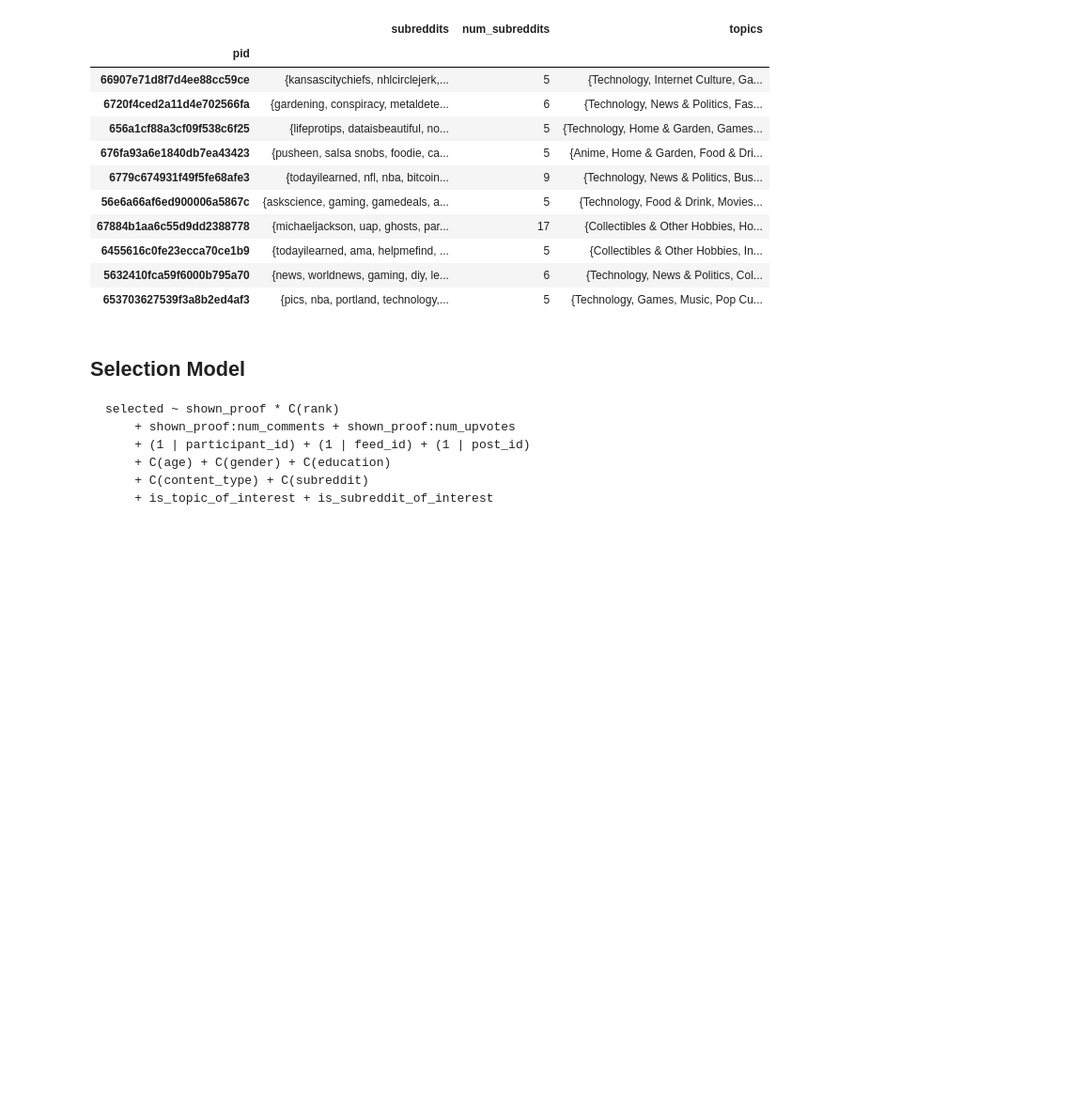
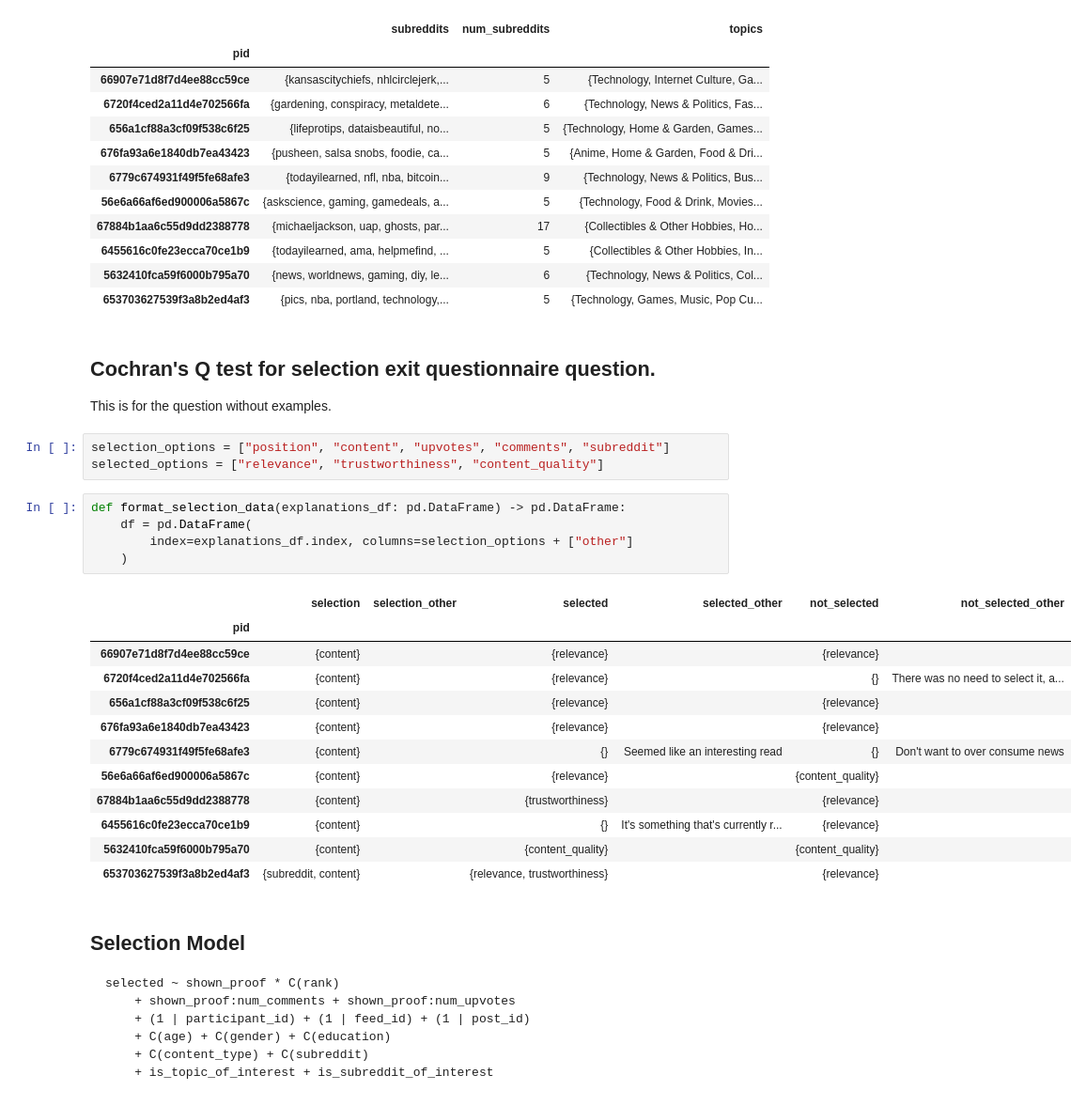
Before and after one commit to scuba-illinois/feed-ranking-experiment, a Jupyter notebook: analysis/pilot-responses.ipynb, the cells around one changed output. Shown at 94% size. Saved outputs shown, nothing was run; the diff lists cells and outputs as text; blank space fills up the shorter version.

Commit message:
Pushing Cochran's Q test and McNemar's tests implementation.

```diff
--- a/analysis/pilot-responses.ipynb
+++ b/analysis/pilot-responses.ipynb
@@ -1012,6 +1008,31 @@ display(interests_df)
 | 6455616c0fe23ecca70ce1b9 | {todayilearned, ama, helpmefind, ... | 5 | {Collectibles & Other Hobbies, In... |
 | 5632410fca59f6000b795a70 | {news, worldnews, gaming, diy, le... | 6 | {Technology, News & Politics, Col... |
 | 653703627539f3a8b2ed4af3 | {pics, nba, portland, technology,... | 5 | {Technology, Games, Music, Pop Cu... |
+# %% [markdown]
+## Cochran's Q test for selection exit questionnaire question.
+
+This is for the question without examples.
+# %%
+selection_options = ["position", "content", "upvotes", "comments", "subreddit"]
+selected_options = ["relevance", "trustworthiness", "content_quality"]
+# %%
+def format_selection_data(explanations_df: pd.DataFrame) -> pd.DataFrame:
+    df = pd.DataFrame(
+        index=explanations_df.index, columns=selection_options + ["other"]
+    )
+# %% [output]
+|  | selection | selection_other | selected | selected_other | not_selected | not_selected_other |
+| pid |  |  |  |  |  |  |
+| 66907e71d8f7d4ee88cc59ce | {content} |  | {relevance} |  | {relevance} |  |
+| 6720f4ced2a11d4e702566fa | {content} |  | {relevance} |  | {} | There was no need to select it, a... |
+| 656a1cf88a3cf09f538c6f25 | {content} |  | {relevance} |  | {relevance} |  |
+| 676fa93a6e1840db7ea43423 | {content} |  | {relevance} |  | {relevance} |  |
+| 6779c674931f49f5fe68afe3 | {content} |  | {} | Seemed like an interesting read | {} | Don't want to over consume news |
+| 56e6a66af6ed900006a5867c | {content} |  | {relevance} |  | {content_quality} |  |
+| 67884b1aa6c55d9dd2388778 | {content} |  | {trustworthiness} |  | {relevance} |  |
+| 6455616c0fe23ecca70ce1b9 | {content} |  | {} | It's something that's currently r... | {relevance} |  |
+| 5632410fca59f6000b795a70 | {content} |  | {content_quality} |  | {content_quality} |  |
+| 653703627539f3a8b2ed4af3 | {subreddit, content} |  | {relevance, trustworthiness} |  | {relevance} |  |
 # %% [markdown]
 ## Selection Model
 
```
Also changed, not shown: parts of 2 cells of this notebook.
